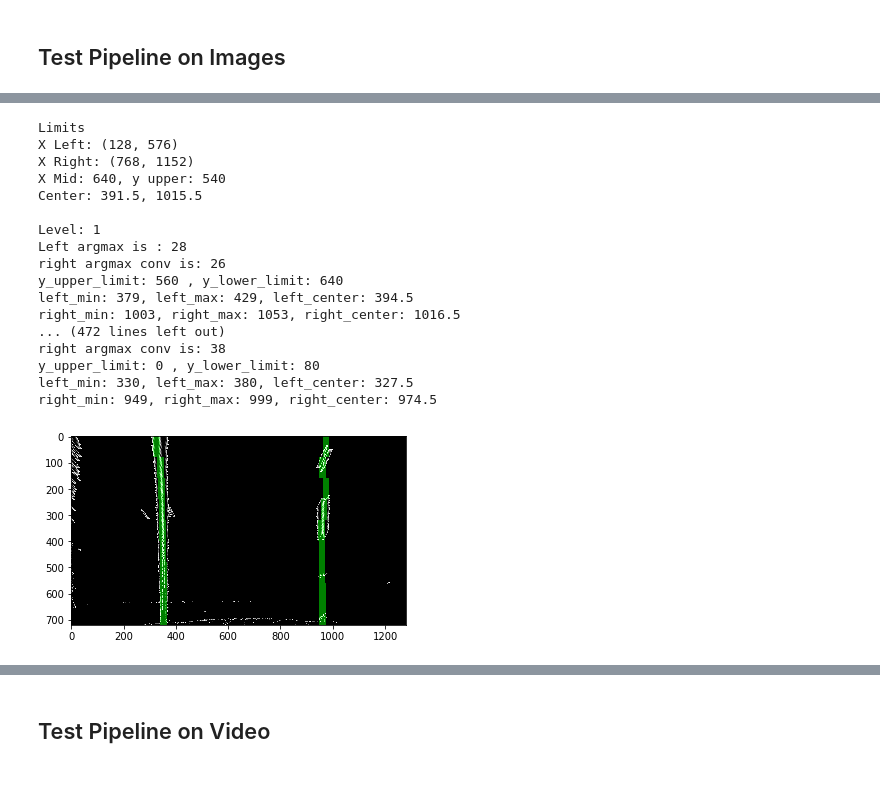
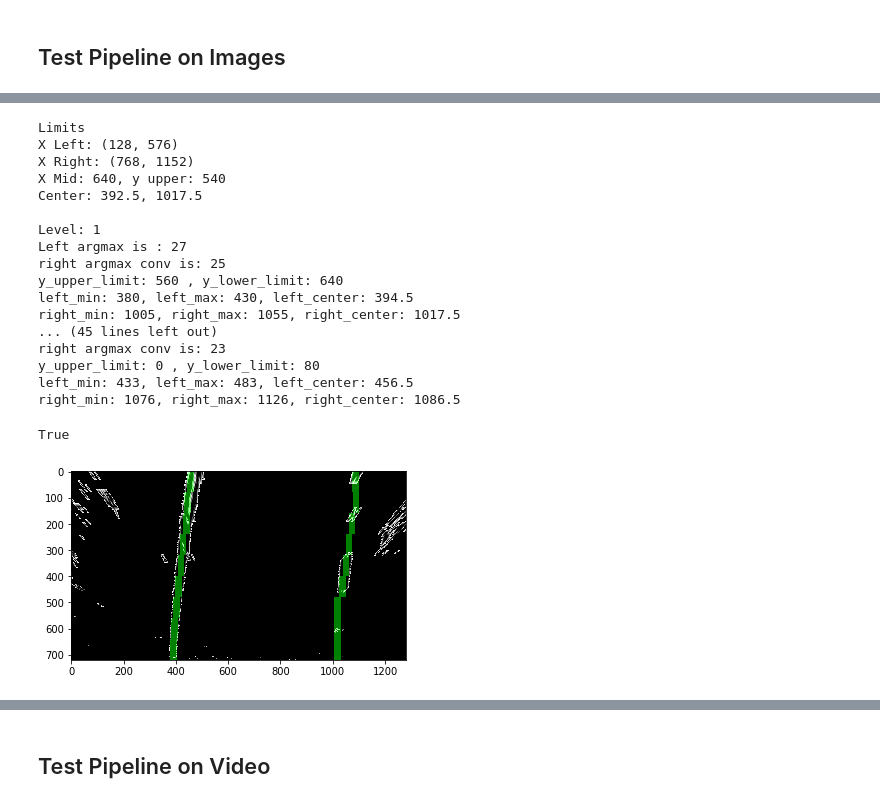
Before and after one commit to harsh6292/Advanced_Lane_Finding_CarND, a Jupyter notebook: Advanced_lane_Finding.ipynb, the cells around one changed output, grey strips where cells are left out. Cells and saved outputs as stored; diff of their text form; code cells hidden in the pictures.

```diff
--- a/Advanced_lane_Finding.ipynb
+++ b/Advanced_lane_Finding.ipynb
@@ -159,7 +159,7 @@ plt.subplots_adjust(left=0., right=1, top=0.9, bottom=0.)
 [figure]
 # %%
 # Change this flag to true if want to save images
-DBG = False
+DBG = True#False
 # %% [markdown]
 ## Compute Color and Gradient Threshold
 # %%
@@ -623,6 +603,10 @@ class VideoProc():
 
             cv2.fillPoly(road, [left_lane], color=[255,0,0])
             cv2.fillPoly(road, [right_lane], color=[0,0,255])
+
+            if DBG == True:
+                save_img(road, '9_1_warped_windowed_lane_line.jpg')
+
             cv2.fillPoly(road, [lane_fill_area], color=[0,255,0])
 
 
@@ -715,44 +680,45 @@ True
 # %%
 
 # Test pipeline on test images
 #in_images = glob.glob('out_2_imgs/normal/frame_*.jpg')
 #in_images = ['out_2_imgs/normal/frame_989.jpg']
 #1046, 739, 989
 
 processor = VideoProc()
 
 # Apply threshold pipeline to test images
-for count, img_path in enumerate(test_images):
+#for count, img_path in enumerate(test_images):
 
-    #Read image
-    img = cv2.imread(img_path)
-    #save_img(img, 'orig_img.jpg')
+#Read image
+img = cv2.imread(test_images[0])
+save_img(img, 'orig_img.jpg')
 
-    final_img = processor.process_image(img)
+final_img = processor.process_image(img)
 
-    #Store the images to file
-    #print(count)
-    output_img_name = './out_2_imgs/img_frame_'+str(count)+'.jpg'
-    cv2.imwrite(output_img_name, final_img)
+#Store the images to file
+#print(count)
+output_img_name = './out_2_imgs/img_frame_'+str(count)+'.jpg'
+cv2.imwrite(output_img_name, final_img)
 # %% [output]
 Limits
 X Left: (128, 576)
 X Right: (768, 1152)
 X Mid: 640, y upper: 540
-Center: 391.5, 1015.5
+Center: 392.5, 1017.5
 
 Level: 1
-Left argmax is : 28
-right argmax conv is: 26
+Left argmax is : 27
+right argmax conv is: 25
 y_upper_limit: 560 , y_lower_limit: 640
-left_min: 379, left_max: 429, left_center: 394.5
-right_min: 1003, right_max: 1053, right_center: 1016.5
-... (472 lines left out)
-right argmax conv is: 38
+left_min: 380, left_max: 430, left_center: 394.5
+right_min: 1005, right_max: 1055, right_center: 1017.5
+... (45 lines left out)
+right argmax conv is: 23
 y_upper_limit: 0 , y_lower_limit: 80
-left_min: 330, left_max: 380, left_center: 327.5
-right_min: 949, right_max: 999, right_center: 974.5
+left_min: 433, left_max: 483, left_center: 456.5
+right_min: 1076, right_max: 1126, right_center: 1086.5
+True
-[figure, old version]
+[figure, new version]
 # %%
 # Get the frames from video
 
```
Also changed, not shown: parts of 4 cells of this notebook, 7 other files.
